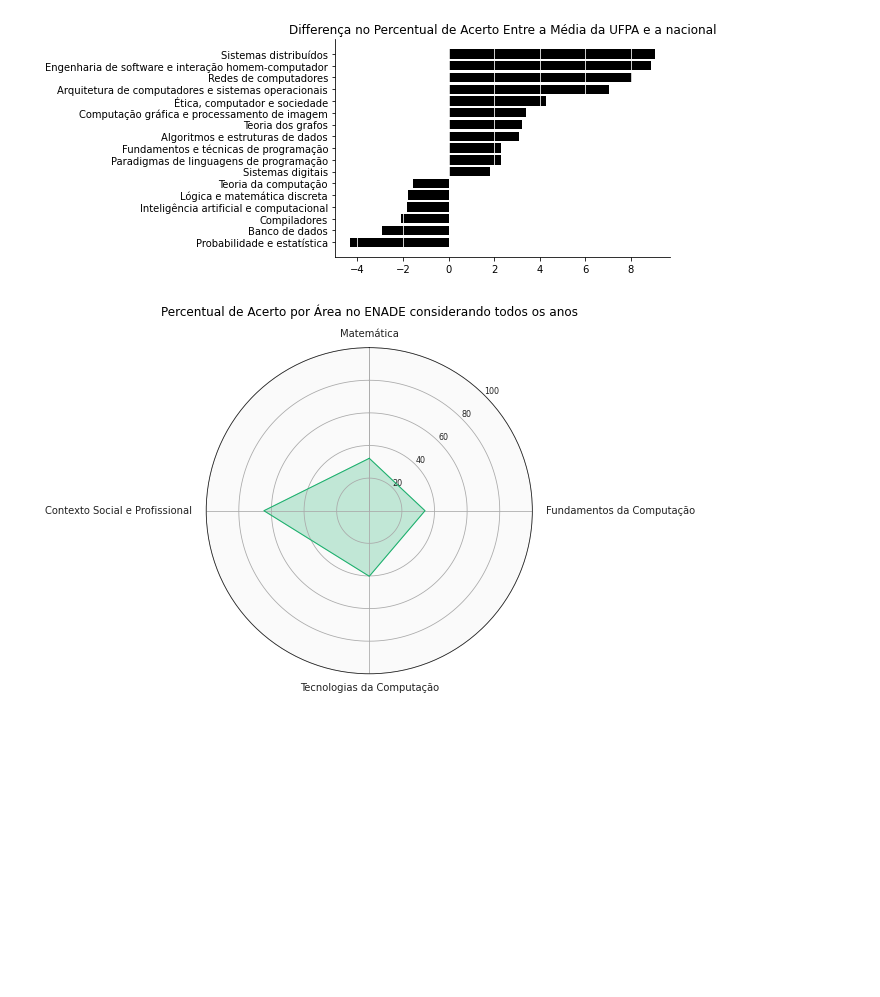
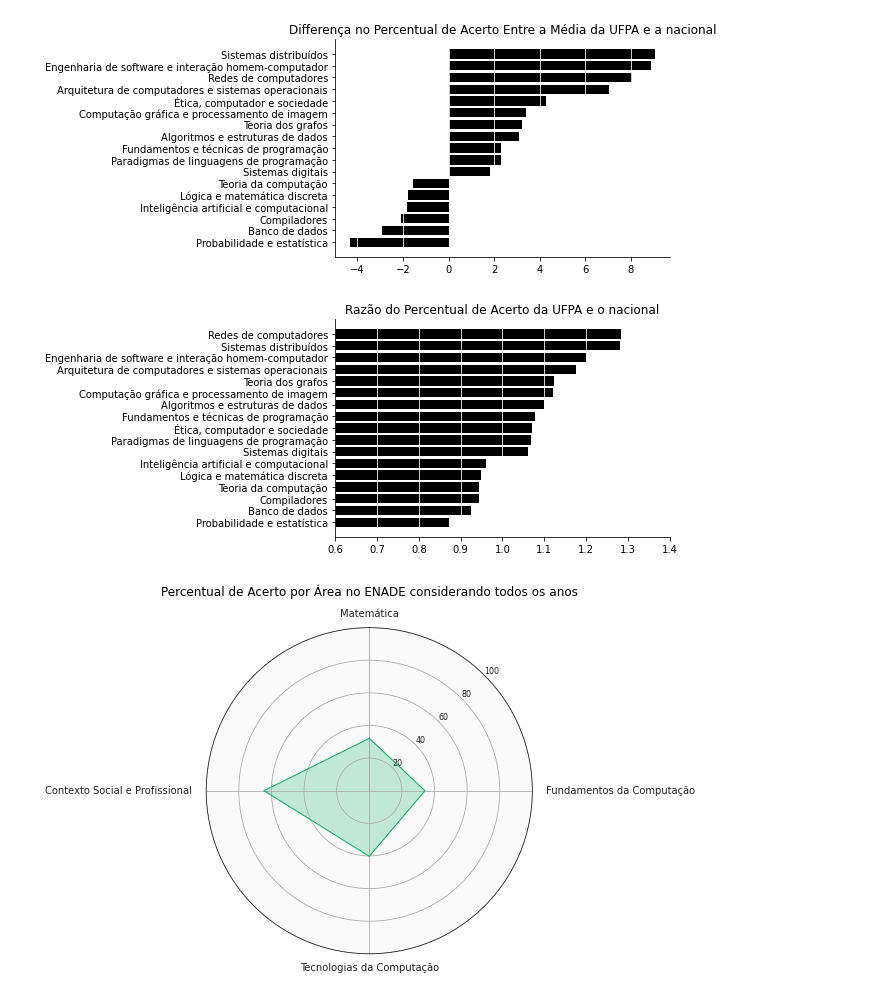
Before and after one commit to renan-cunha/KDD-Enade-Computing, a Jupyter notebook: subject_analysis.ipynb, the cells around one changed output. Cells and saved outputs as stored; diff of their text form; code cells hidden in the pictures; blank space fills up the shorter version.

```diff
--- a/subject_analysis.ipynb
+++ b/subject_analysis.ipynb
@@ -641,7 +862,7 @@ bar_grouped_graph_display_df(all_years_combined_subject, all_years_combined_subj
 # %% [output]
 [figure]
 # %%
-def bar_grouped_graph_display_df(df_ufpa, df_br, width=0.4):
+def bar_grouped_graph_display_df(df_ufpa, df_br, title, operation, width="0.4"):
 
     ax = plt.subplot(111)
 
@@ -656,7 +877,10 @@ def bar_grouped_graph_display_df(df_ufpa, df_br, width=0.4):
     merged_df = pd.DataFrame({"Nota % UFPA": ufpa_score_series,
                               "Nota % BR": br_score_series})
 
-    merged_df["diff"] = merged_df["Nota % UFPA"] - merged_df["Nota % BR"]
+    if operation == "-":
+        merged_df["diff"] = merged_df["Nota % UFPA"] - merged_df["Nota % BR"]
+    elif operation == "/":
+        merged_df["diff"] = merged_df["Nota % UFPA"] / merged_df["Nota % BR"]
     merged_df = merged_df.sort_values(by=["diff"])
     labels = merged_df.index
 
@@ -666,15 +890,22 @@ def bar_grouped_graph_display_df(df_ufpa, df_br, width=0.4):
     ax.grid(axis = 'x', color ='white', linestyle='-')
     ax.spines['top'].set_visible(False)
     ax.spines['right'].set_visible(False)
-    plt.title("Differença no Percentual de Acerto Entre a Média da UFPA e a nacional")
+    plt.title(title)
     vals = ax.get_xticks()
     #ax.set_xticklabels([f'{int(x)} %' for x in vals])
     #plt.xlabel("%")
-    #plt.xlim(0, 100)
+    if operation == "/":
+        plt.xlim(0.6, 1.4)
     plt.show()
-bar_grouped_graph_display_df(all_years_combined_subject, all_years_combined_subject_br)
+title = "Differença no Percentual de Acerto Entre a Média da UFPA e a nacional"
+bar_grouped_graph_display_df(all_years_combined_subject, all_years_combined_subject_br, title, "-")
 # %% [output]
 [figure]
+# %%
+title = "Razão do Percentual de Acerto da UFPA e o nacional"
+bar_grouped_graph_display_df(all_years_combined_subject, all_years_combined_subject_br, title, "/")
+# %% [output]
+[figure, added]
 # %%
 def get_num_correct_poscomp_all_years(display_df: pd.DataFrame, subjects: list) -> int:
     result = 0
```
Also changed, not shown: parts of 11 cells of this notebook.
